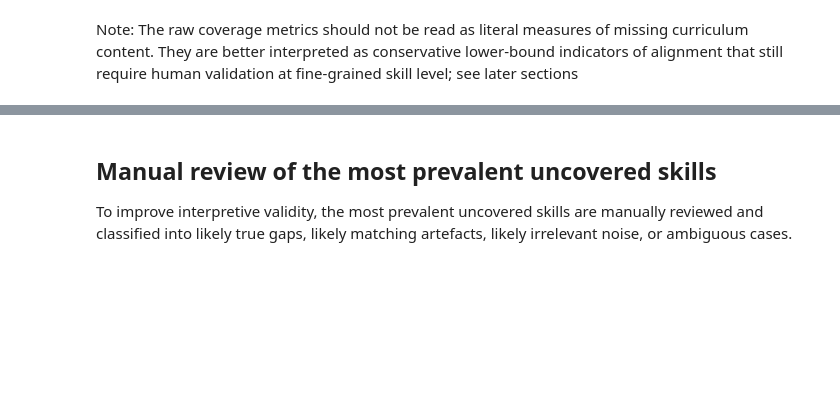
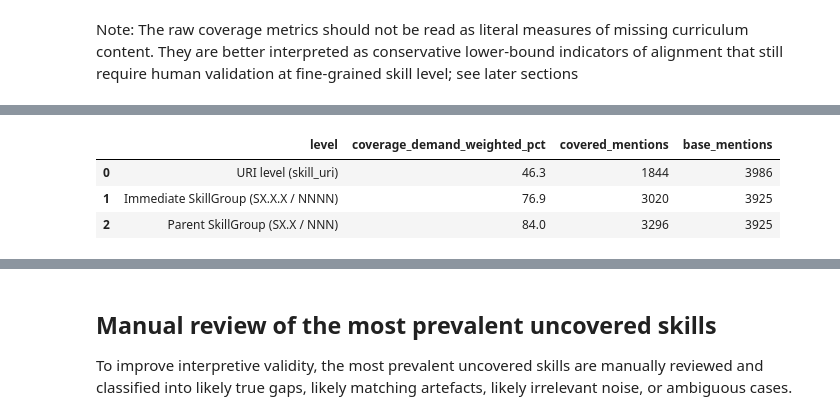
Before and after one commit to nikbckm/esco-skill-alignment-thesis, a Jupyter notebook: notebooks/analysis.ipynb, the cells around one changed output, grey strips where cells are left out. Saved outputs shown, nothing was run; the diff lists cells and outputs as text; code cells hidden in the pictures; blank space fills up the shorter version.

```diff
--- a/notebooks/analysis.ipynb
+++ b/notebooks/analysis.ipynb
@@ -665,0 +511,60 @@ display(table_parent[~table_parent["covered"]].head(20))
+# %%
+# --- Demand base: job-side skill mentions (identical unit to the 46.3% headline) ---
+job_mentions = core.loc[core["source"] == "job", ["record_id", "skill_uri"]].drop_duplicates()
+mod_skills   = set(core.loc[core["source"] == "module", "skill_uri"].unique())
+
+# --- skill_uri -> set of SkillGroup codes, per level (only skills with a valid leaf mapping) ---
+job_leaf   = x_leaf[x_leaf["source"] == "job"]
+mod_leaf   = x_leaf[x_leaf["source"] == "module"]
+
+skill_to_leaf   = x_leaf.assign(code=x_leaf["code"].astype(str)).groupby("skill_uri")["code"].agg(set)
+skill_to_parent = x_leaf.assign(code_parent=x_leaf["code_parent"].astype(str)).groupby("skill_uri")["code_parent"].agg(set)
+
+mod_leaf_codes   = set(mod_leaf["code"].astype(str).unique())
+mod_parent_codes = set(mod_leaf["code_parent"].astype(str).unique())
+
+
+def mention_weighted_coverage(level_name, skill_to_codes, mod_covered_codes):
+    """Demand-weighted coverage at a SkillGroup level, weighted by job skill mentions.
+
+    A job mention is covered if any of its skill's SkillGroups is covered module-side.
+    The base is restricted to job mentions whose skill has a valid mapping at this level,
+    so the figure is comparable across levels (and reported alongside that base size).
+    """
+    m = job_mentions.copy()
+    m["codes"] = m["skill_uri"].map(skill_to_codes)
+    m = m[m["codes"].notna()]                       # keep only mappable mentions
+    base = len(m)
+    covered_mask = m["codes"].apply(lambda s: len(s & mod_covered_codes) > 0)
+    covered = int(covered_mask.sum())
+    coverage = covered / base if base else 0.0
+    return {
+        "level": level_name,
+        "coverage_demand_weighted_pct": round(coverage * 100, 1),
+        "covered_mentions": covered,
+        "base_mentions": base,
+    }
+
+
+# --- URI-level reference, recomputed on the SAME base for a like-for-like comparison ---
+uri = job_mentions.copy()
+uri["covered"] = uri["skill_uri"].isin(mod_skills)
+uri_row = {
+    "level": "URI level (skill_uri)",
+    "coverage_demand_weighted_pct": round(uri["covered"].mean() * 100, 1),
+    "covered_mentions": int(uri["covered"].sum()),
+    "base_mentions": int(len(uri)),
+}
+
+rollup_summary = pd.DataFrame([
+    uri_row,
+    mention_weighted_coverage("Immediate SkillGroup (SX.X.X / NNNN)", skill_to_leaf,   mod_leaf_codes),
+    mention_weighted_coverage("Parent SkillGroup (SX.X / NNN)",        skill_to_parent, mod_parent_codes),
+])
+
+display(rollup_summary)
+# %% [output]
+|  | level | coverage_demand_weighted_pct | covered_mentions | base_mentions |
+| 0 | URI level (skill_uri) | 46.3 | 1844 | 3986 |
+| 1 | Immediate SkillGroup (SX.X.X / NNNN) | 76.9 | 3020 | 3925 |
+| 2 | Parent SkillGroup (SX.X / NNN) | 84.0 | 3296 | 3925 |
```
Also changed, not shown: parts of 8 cells of this notebook.
